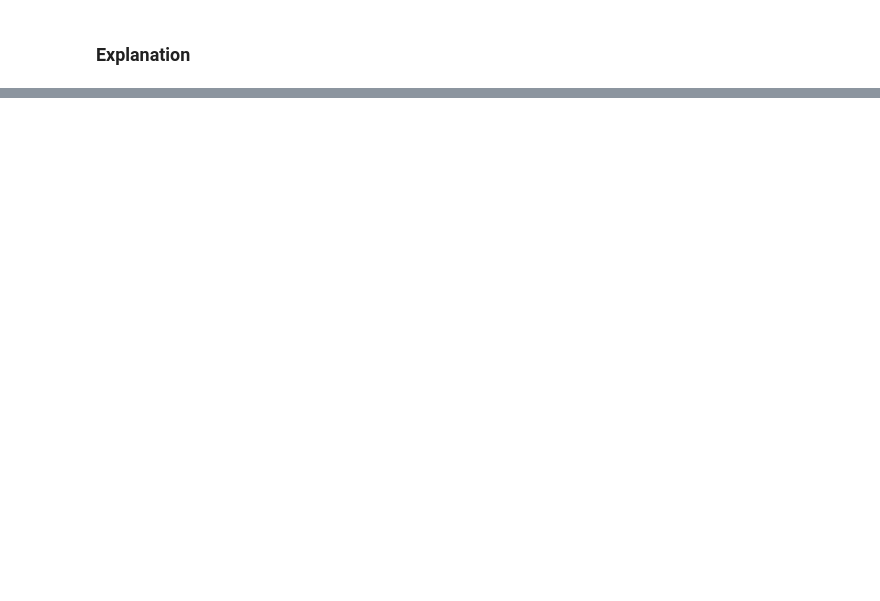
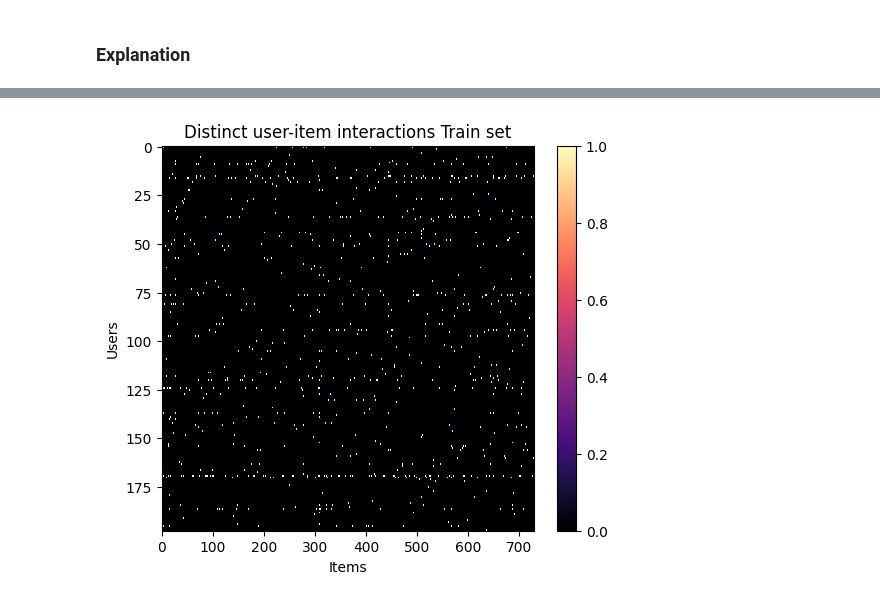
Before and after one commit to matthew-balogh/recommendation-systems-project, a Jupyter notebook: project.ipynb, the cells around one changed output, grey strips where cells are left out. Saved outputs shown, nothing was run; the diff lists cells and outputs as text; code cells hidden in the pictures; blank space fills up the shorter version.

```diff
--- a/project.ipynb
+++ b/project.ipynb
@@ -490,0 +746,24 @@ plt.show()
+# %%
+ratio_split = RatioSplit(
+    data=interaction_matrix.values,
+    test_size=0.2,
+    exclude_unknowns=True,
+    verbose=True,
+    seed=RAND,
+    rating_threshold=0.5,
+)
+
+map_metric = cornac.metrics.MAP()
+ndcg = cornac.metrics.NDCG()
+
+rec_10 = cornac.metrics.Recall(k=10)
+rec_50 = cornac.metrics.Recall(k=50)
+rec_300 = cornac.metrics.Recall(k=300)
+rec_all = cornac.metrics.Recall(k=-1)
+
+prec_10 = cornac.metrics.Precision(k=10)
+prec_50 = cornac.metrics.Precision(k=50)
+prec_300 = cornac.metrics.Precision(k=300)
+prec_all = cornac.metrics.Precision(k=-1)
+
+metrics = [map_metric, ndcg, prec_50, rec_50]
@@ -490,0 +820,11 @@ plt.show()
+# %%
+uid_map_inv = {v: k for k, v in ratio_split.train_set.uid_map.items()}
+iid_map_inv = {v: k for k, v in ratio_split.train_set.iid_map.items()}
+
+train_uir = ratio_split.train_set.uir_tuple
+
+train_interaction_matrix = pd.DataFrame({
+    "visitorid": [uid_map_inv[uid] for uid in train_uir[0]],
+    "itemid": [iid_map_inv[iid] for iid in train_uir[1]],
+    "known_score": train_uir[2]
+})
@@ -490,0 +839,4 @@ plt.show()
+# %%
+InteractionVisual(train_interaction_matrix, value_key="known_score", split_name="Train").plot()
+# %% [output]
+[figure, added]
```
Also changed, not shown: parts of 48 cells of this notebook.
